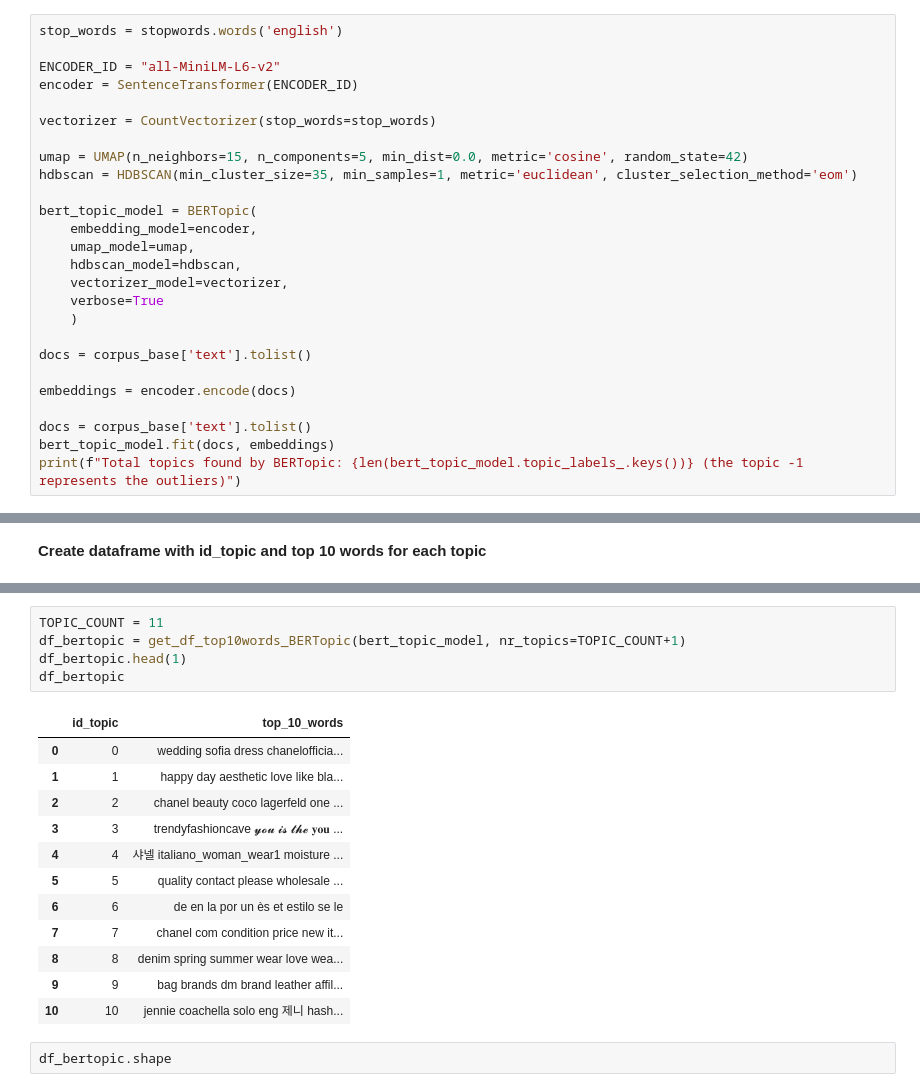
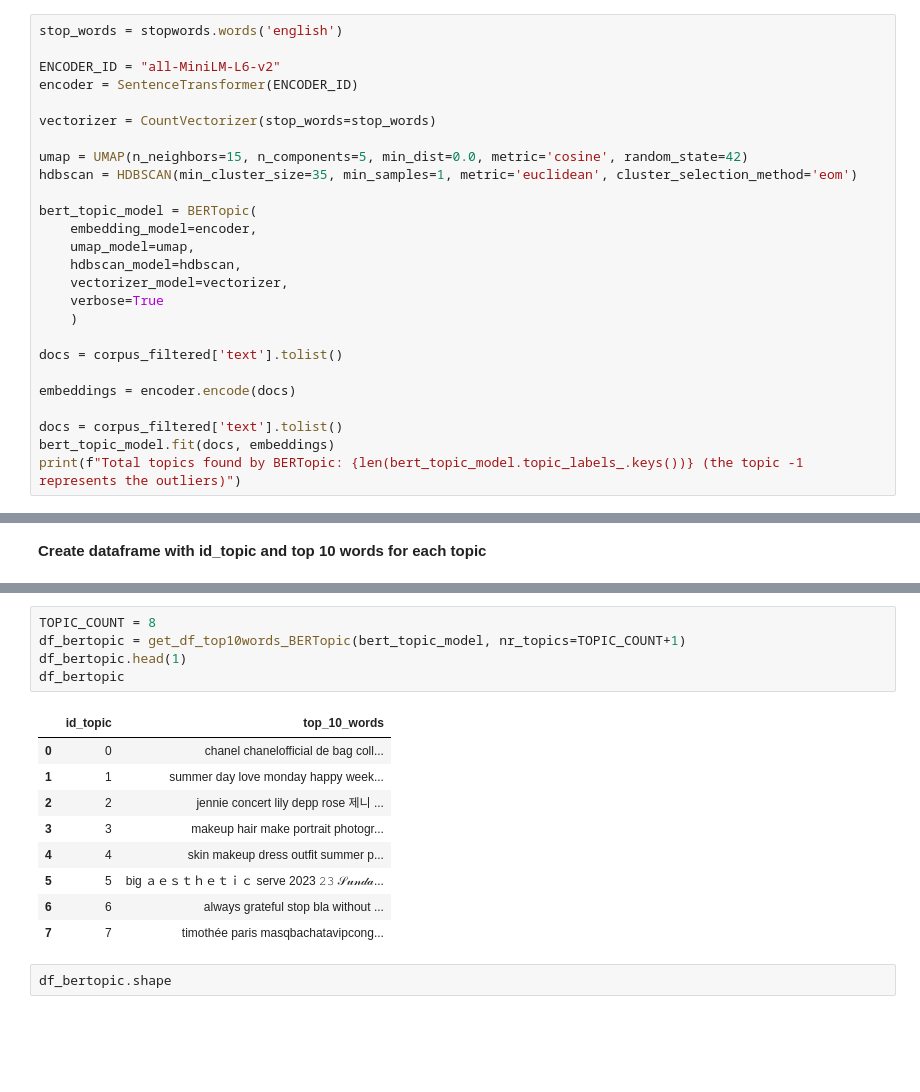
Before and after one commit to atekiouk/Sujet_2, a Jupyter notebook: Notebooks/TM_Riccardo/notebook_Adam.ipynb, the cells around one changed output, grey strips where cells are left out. Cells and saved outputs as stored; diff of their text form; blank space fills up the shorter version.

```diff
--- a/Notebooks/TM_Riccardo/notebook_Adam.ipynb
+++ b/Notebooks/TM_Riccardo/notebook_Adam.ipynb
@@ -165,11 +143,11 @@ bert_topic_model = BERTopic(
     verbose=True
     )
 
-docs = corpus_base['text'].tolist()
+docs = corpus_filtered['text'].tolist()
 
 embeddings = encoder.encode(docs)
 
-docs = corpus_base['text'].tolist()
+docs = corpus_filtered['text'].tolist()
 bert_topic_model.fit(docs, embeddings)
 print(f"Total topics found by BERTopic: {len(bert_topic_model.topic_labels_.keys())} (the topic -1 represents the outliers)")
 # %% [output]
@@ -200,21 +175,18 @@ bert_topic_model.get_topic_info()
 # %%
-TOPIC_COUNT = 11
+TOPIC_COUNT = 8
 df_bertopic = get_df_top10words_BERTopic(bert_topic_model, nr_topics=TOPIC_COUNT+1)
 df_bertopic.head(1)
 df_bertopic
 # %% [output]
 |  | id_topic | top_10_words |
-| 0 | 0 | wedding sofia dress chanelofficia... |
-| 1 | 1 | happy day aesthetic love like bla... |
-| 2 | 2 | chanel beauty coco lagerfeld one ... |
-| 3 | 3 | trendyfashioncave 𝔂𝓸𝓾 𝓲𝓼 𝓽𝓱𝓮 𝐲𝐨𝐮 ... |
-| 4 | 4 | 샤넬 italiano_woman_wear1 moisture ... |
-| 5 | 5 | quality contact please wholesale ... |
-| 6 | 6 | de en la por un ès et estilo se le |
-| 7 | 7 | chanel com condition price new it... |
-| 8 | 8 | denim spring summer wear love wea... |
-| 9 | 9 | bag brands dm brand leather affil... |
-| 10 | 10 | jennie coachella solo eng 제니 hash... |
+| 0 | 0 | chanel chanelofficial de bag coll... |
+| 1 | 1 | summer day love monday happy week... |
+| 2 | 2 | jennie concert lily depp rose 제니 ... |
+| 3 | 3 | makeup hair make portrait photogr... |
+| 4 | 4 | skin makeup dress outfit summer p... |
+| 5 | 5 | big ａｅｓｔｈｅｔｉｃ serve 2023 𝟸𝟹 𝒮𝓊𝓃𝒹𝒶... |
+| 6 | 6 | always grateful stop bla without ... |
+| 7 | 7 | timothée paris masqbachatavipcong... |
 # %%
 df_bertopic.shape
 # %% [markdown]
```
Also changed, not shown: parts of 7 cells of this notebook, 2 other files.
